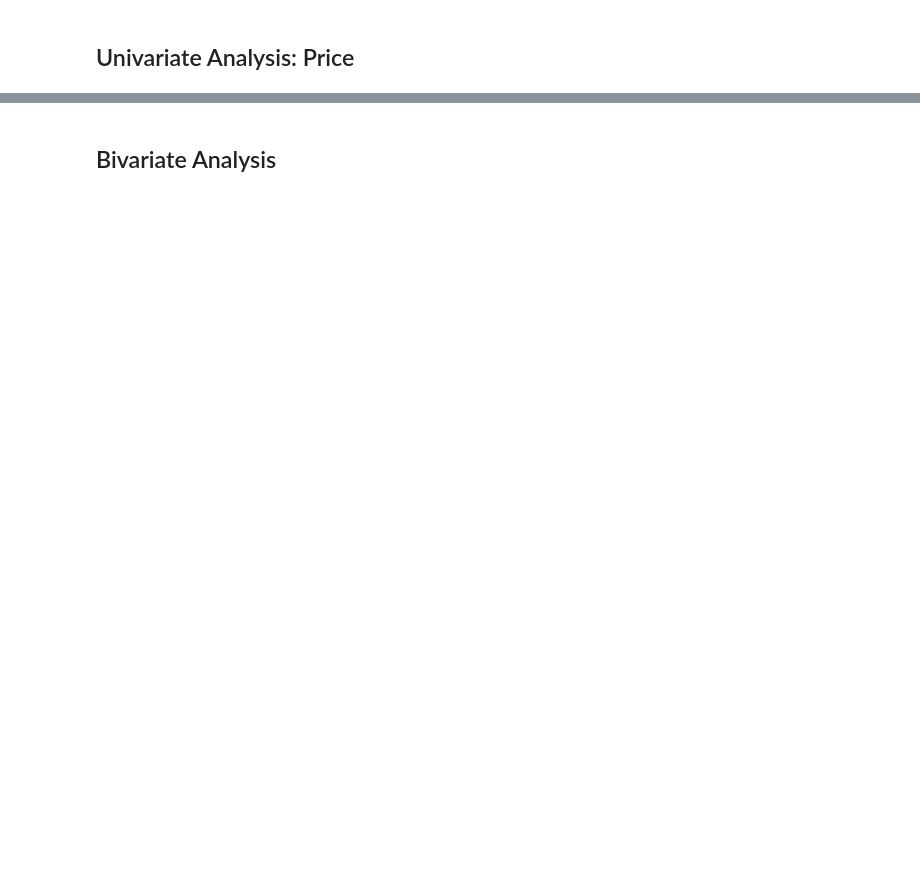
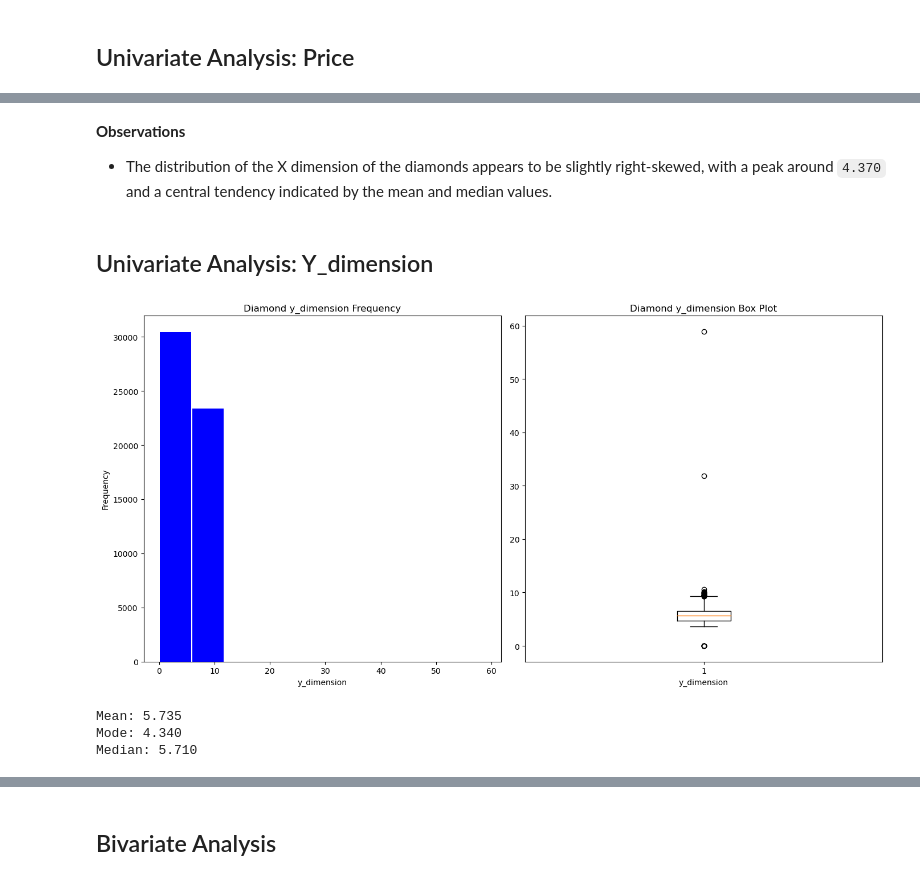
Before and after one commit to intellisenseCodez/Diamond-Price-Prediction-App, a Jupyter notebook: predicator.ipynb, the cells around one changed output, grey strips where cells are left out. Cells and saved outputs as stored; diff of their text form; code cells hidden in the pictures; blank space fills up the shorter version.

```diff
--- a/predicator.ipynb
+++ b/predicator.ipynb
@@ -230,0 +312,29 @@ plt.show()
+# %% [markdown]
+**Observations**
+* The distribution of the X dimension of the diamonds appears to be slightly right-skewed, with a peak around `4.370` and a central tendency indicated by the mean and median values.
+# %% [markdown]
+## Univariate Analysis: Y_dimension
+# %%
+fig, ax = plt.subplots( ncols=2, figsize=(14, 7))
+
+ax[0].hist(df['y_dimension'], rwidth=0.95, color='blue')
+ax[0].set_xlabel('y_dimension')
+ax[0].set_ylabel('Frequency')
+ax[0].set_title('Diamond y_dimension Frequency')
+
+ax[1].boxplot(df['y_dimension'])
+ax[1].set_xlabel('y_dimension')
+ax[1].set_title('Diamond y_dimension Box Plot')
+
+plt.tight_layout()
+plt.show()
+# %% [output]
+[figure, added]
+# %%
+print(f"Mean: {df['y_dimension'].mean():.3f}")
+print(f"Mode: {df['y_dimension'].mode().values[0]:.3f}")
+print(f"Median: {df['y_dimension'].median():.3f}")
+# %% [output]
+Mean: 5.735
+Mode: 4.340
+Median: 5.710
```
Also changed, not shown: parts of 61 cells of this notebook, 1 other file.
